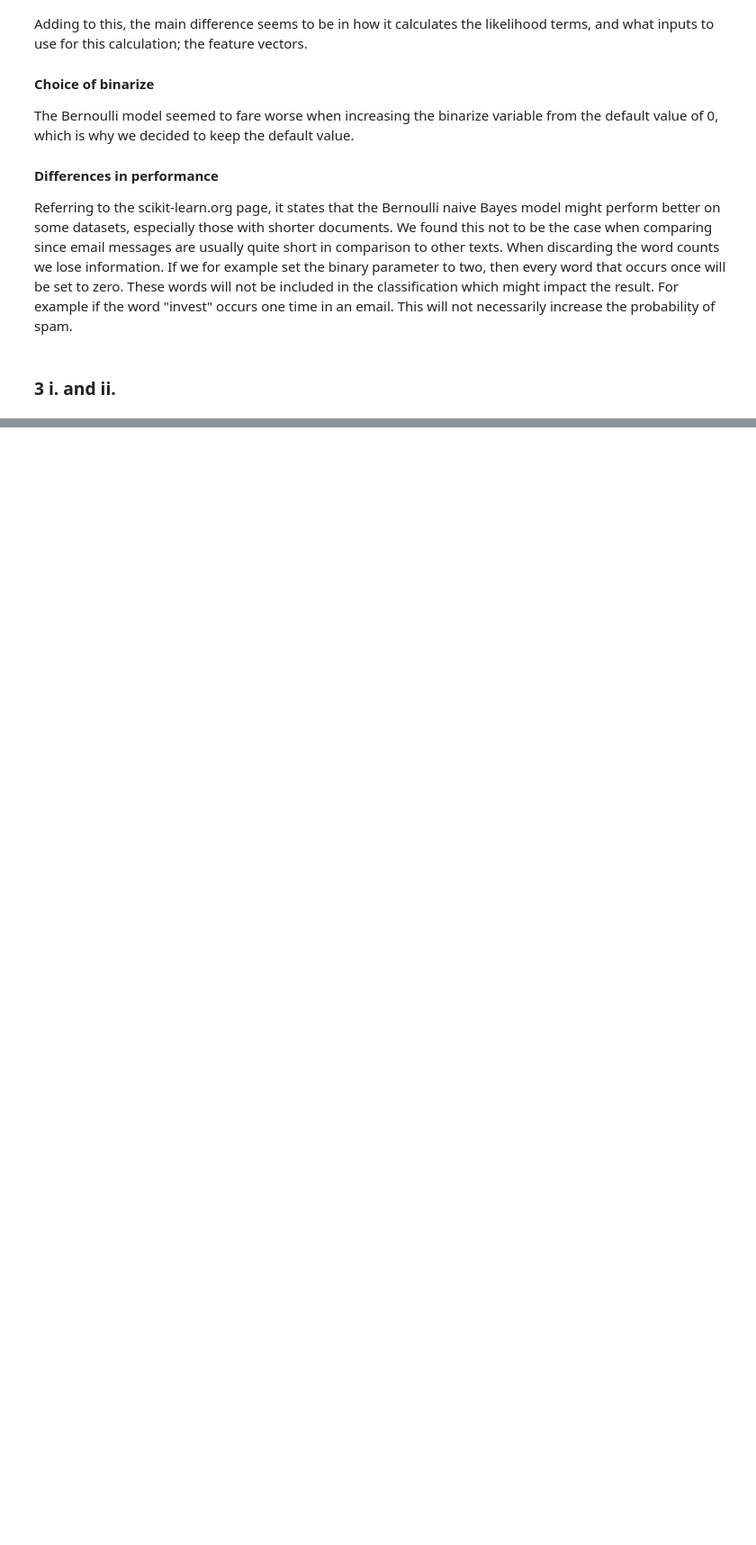
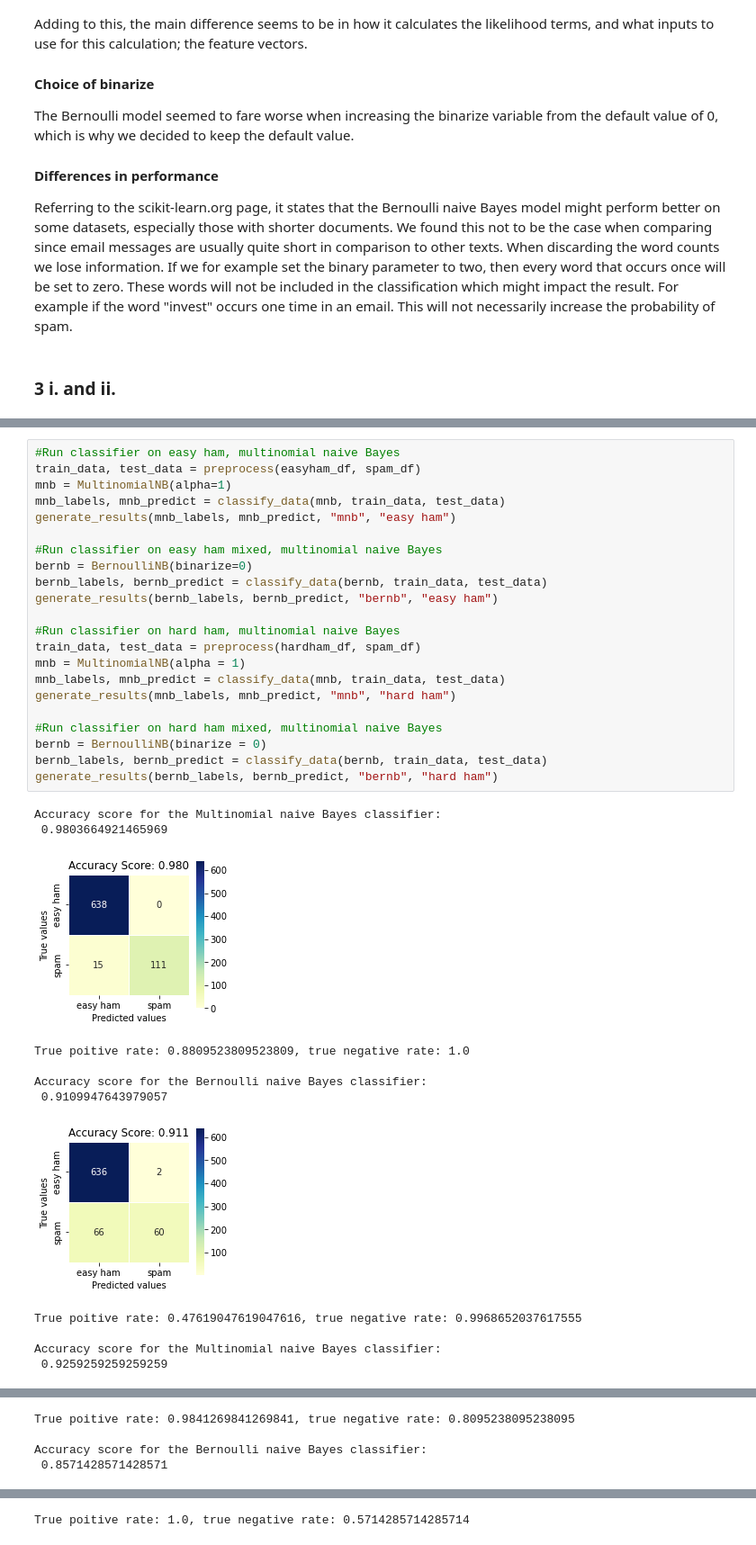
Before and after one commit to carljvh/intro-to-datascience-and-AI, a Jupyter notebook: assignment-4/problem4_basic.ipynb, the cells around one changed output, grey strips where cells are left out. Shown at 90% size. Saved outputs shown, nothing was run; the diff lists cells and outputs as text; blank space fills up the shorter version.

```diff
--- a/assignment-4/problem4_basic.ipynb
+++ b/assignment-4/problem4_basic.ipynb
@@ -207,0 +137,35 @@ print("True poitive rate: {}, true negative rate: {}\n".format(TPR, TNR))
+# %%
+#Run classifier on easy ham, multinomial naive Bayes
+train_data, test_data = preprocess(easyham_df, spam_df)
+mnb = MultinomialNB(alpha=1)
+mnb_labels, mnb_predict = classify_data(mnb, train_data, test_data)
+generate_results(mnb_labels, mnb_predict, "mnb", "easy ham")
+
+#Run classifier on easy ham mixed, multinomial naive Bayes
+bernb = BernoulliNB(binarize=0)
+bernb_labels, bernb_predict = classify_data(bernb, train_data, test_data)
+generate_results(bernb_labels, bernb_predict, "bernb", "easy ham")
+
+#Run classifier on hard ham, multinomial naive Bayes
+train_data, test_data = preprocess(hardham_df, spam_df)
+mnb = MultinomialNB(alpha = 1)
+mnb_labels, mnb_predict = classify_data(mnb, train_data, test_data)
+generate_results(mnb_labels, mnb_predict, "mnb", "hard ham")
+
+#Run classifier on hard ham mixed, multinomial naive Bayes
+bernb = BernoulliNB(binarize = 0)
+bernb_labels, bernb_predict = classify_data(bernb, train_data, test_data)
+generate_results(bernb_labels, bernb_predict, "bernb", "hard ham")
+# %% [output]
+Accuracy score for the Multinomial naive Bayes classifier:
+ 0.9803664921465969
+[figure, added]
+True poitive rate: 0.8809523809523809, true negative rate: 1.0
+
+Accuracy score for the Bernoulli naive Bayes classifier:
+ 0.9109947643979057
+[figure, added]
+True poitive rate: 0.47619047619047616, true negative rate: 0.9968652037617555
+
+Accuracy score for the Multinomial naive Bayes classifier:
+ 0.9259259259259259
@@ -207,0 +173,4 @@ print("True poitive rate: {}, true negative rate: {}\n".format(TPR, TNR))
+True poitive rate: 0.9841269841269841, true negative rate: 0.8095238095238095
+
+Accuracy score for the Bernoulli naive Bayes classifier:
+ 0.8571428571428571
@@ -208,3 +178,4 @@ print("True poitive rate: {}, true negative rate: {}\n".format(TPR, TNR))
+True poitive rate: 1.0, true negative rate: 0.5714285714285714
 # %% [markdown]
 #### Differences in performance
 The best accuracy score was for the naive Bayes classifier for eazy ham. The data set was predicted with over 99% accuracy. Eazy ham had the best score for both the methods. The lowest accuracy score where the Bernoulli naive Bayes classifier for the hard ham data set. The conclution is that the best method to use is the multinomial naive Bayes classifier, since it performs best for both data sets, and that eazy ham is easier for the computer to predict.
```
Also changed, not shown: parts of 4 cells of this notebook, 4 other files.
